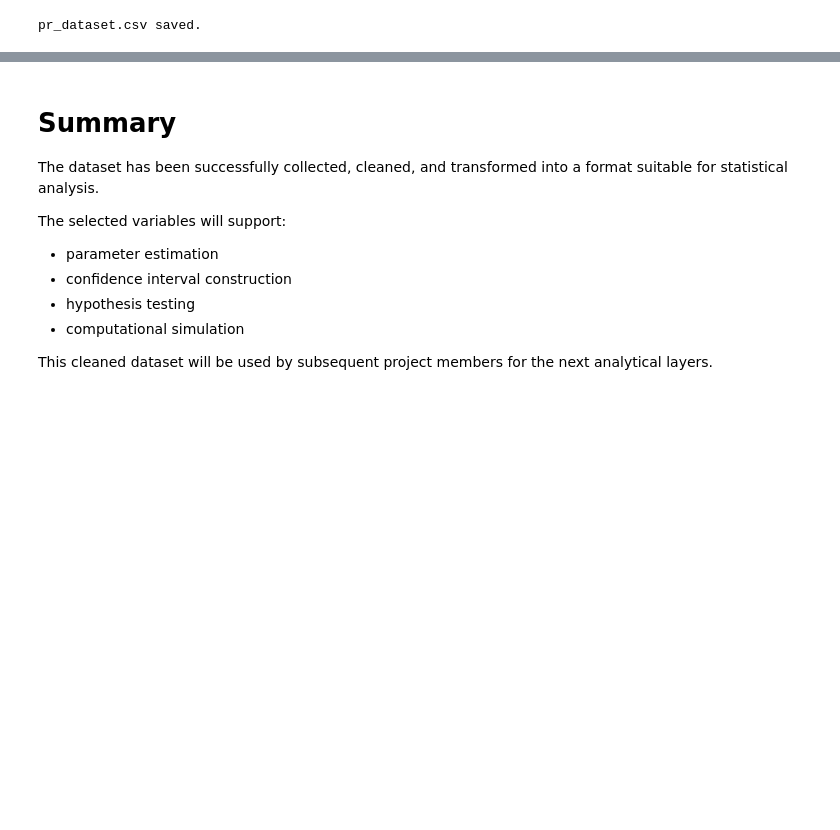
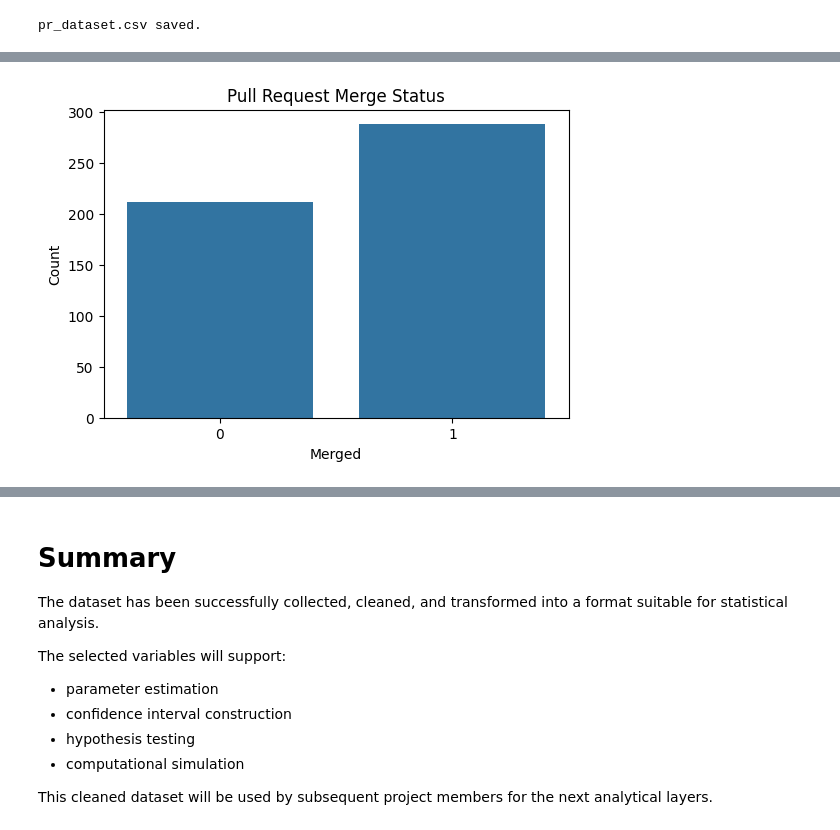
Before and after one commit to aqilfadria/stat-audit-pandas-sti-2026, a Jupyter notebook: notebooks/01_eda.ipynb, the cells around one changed output, grey strips where cells are left out. Saved outputs shown, nothing was run; the diff lists cells and outputs as text; code cells hidden in the pictures; blank space fills up the shorter version.

Commit message:
fix clean dataset and update EDA workflow

```diff
--- a/notebooks/01_eda.ipynb
+++ b/notebooks/01_eda.ipynb
@@ -518,0 +519,15 @@ pr_dataset.csv saved.
+# %%
+plt.figure(figsize=(6,4))
+
+sns.countplot(
+    x="merged",
+    data=pr_clean
+)
+
+plt.title("Pull Request Merge Status")
+plt.xlabel("Merged")
+plt.ylabel("Count")
+
+plt.show()
+# %% [output]
+[figure, added]
```
Also changed, not shown: parts of 4 cells of this notebook.
